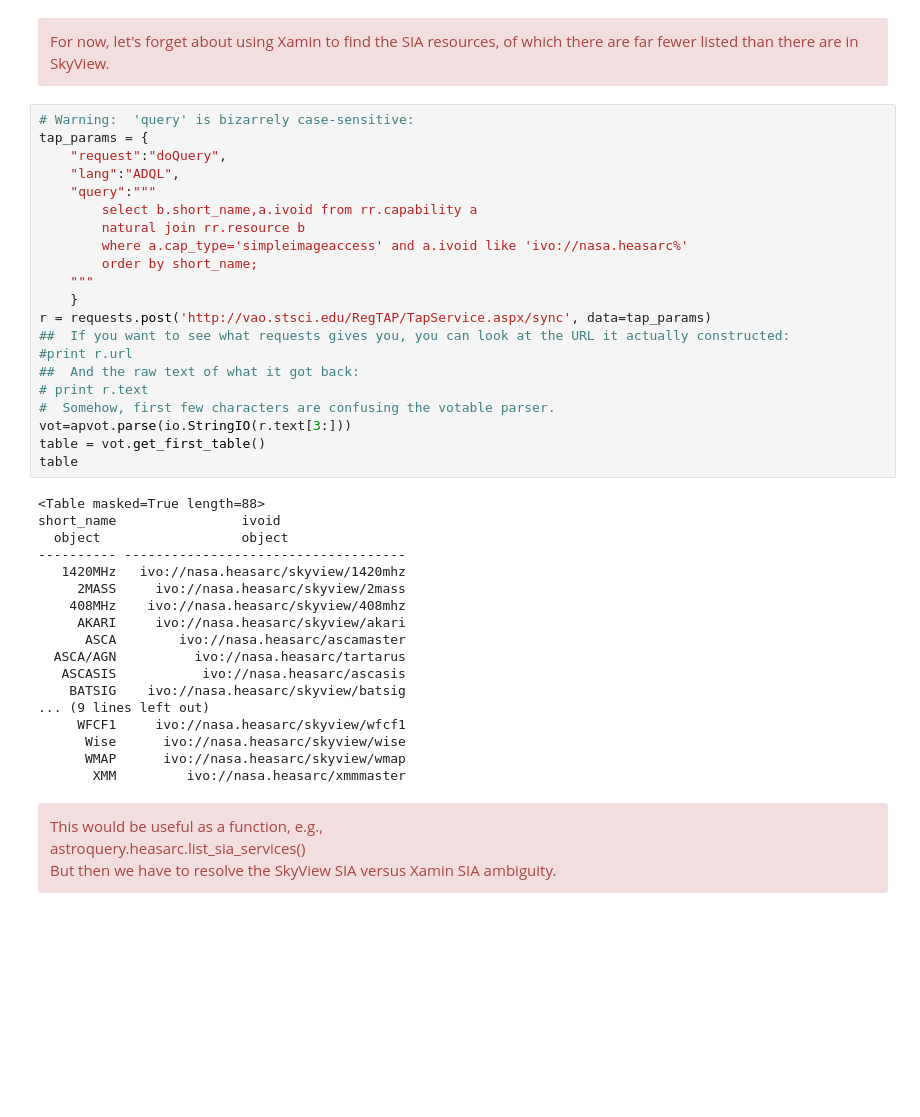
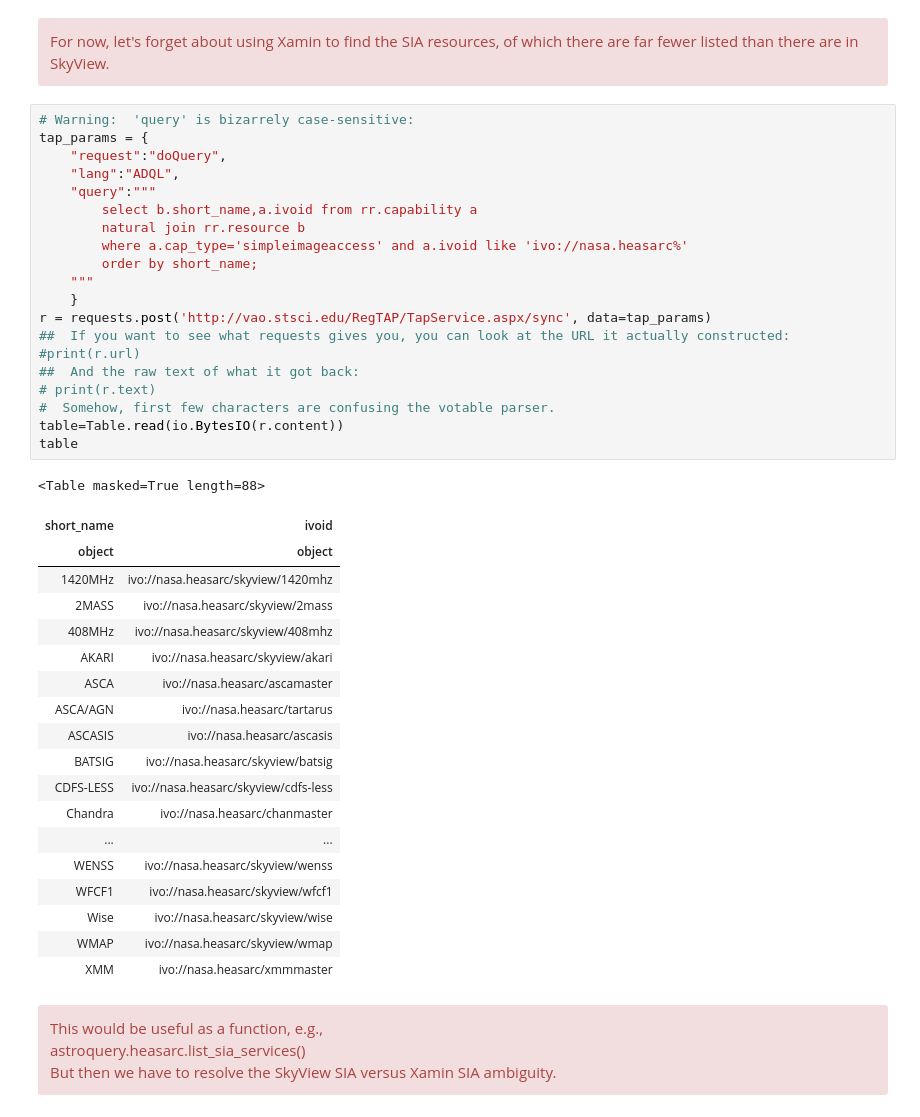
Before and after one commit to trjaffe/navo.old, a Jupyter notebook: heasarc_queries_v6.ipynb, the cells around one changed output. Cells and saved outputs as stored; diff of their text form; blank space fills up the shorter version.

```diff
--- a/heasarc_queries_v6.ipynb
+++ b/heasarc_queries_v6.ipynb
@@ -169,42 +193,43 @@ For now, let's forget about using Xamin to find the SIA resources, of which ther
 # %%
 # Warning:  'query' is bizarrely case-sensitive:
 tap_params = {
     "request":"doQuery",
     "lang":"ADQL",
     "query":"""
         select b.short_name,a.ivoid from rr.capability a
         natural join rr.resource b
         where a.cap_type='simpleimageaccess' and a.ivoid like 'ivo://nasa.heasarc%'
         order by short_name;
     """
     }
 r = requests.post('http://vao.stsci.edu/RegTAP/TapService.aspx/sync', data=tap_params)
 ##  If you want to see what requests gives you, you can look at the URL it actually constructed:
-#print r.url
+#print(r.url)
 ##  And the raw text of what it got back:
-# print r.text
+# print(r.text)
 #  Somehow, first few characters are confusing the votable parser.
-vot=apvot.parse(io.StringIO(r.text[3:]))
-table = vot.get_first_table()
+table=Table.read(io.BytesIO(r.content))
 table
 # %% [output]
 <Table masked=True length=88>
-short_name                ivoid
-  object                  object
----------- ------------------------------------
-   1420MHz   ivo://nasa.heasarc/skyview/1420mhz
-     2MASS     ivo://nasa.heasarc/skyview/2mass
-    408MHz    ivo://nasa.heasarc/skyview/408mhz
-     AKARI     ivo://nasa.heasarc/skyview/akari
-      ASCA        ivo://nasa.heasarc/ascamaster
-  ASCA/AGN          ivo://nasa.heasarc/tartarus
-   ASCASIS           ivo://nasa.heasarc/ascasis
-    BATSIG    ivo://nasa.heasarc/skyview/batsig
-... (9 lines left out)
-     WFCF1     ivo://nasa.heasarc/skyview/wfcf1
-      Wise      ivo://nasa.heasarc/skyview/wise
-      WMAP      ivo://nasa.heasarc/skyview/wmap
-       XMM         ivo://nasa.heasarc/xmmmaster
+| short_name | ivoid |
+| object | object |
+| 1420MHz | ivo://nasa.heasarc/skyview/1420mhz |
+| 2MASS | ivo://nasa.heasarc/skyview/2mass |
+| 408MHz | ivo://nasa.heasarc/skyview/408mhz |
+| AKARI | ivo://nasa.heasarc/skyview/akari |
+| ASCA | ivo://nasa.heasarc/ascamaster |
+| ASCA/AGN | ivo://nasa.heasarc/tartarus |
+| ASCASIS | ivo://nasa.heasarc/ascasis |
+| BATSIG | ivo://nasa.heasarc/skyview/batsig |
+| CDFS-LESS | ivo://nasa.heasarc/skyview/cdfs-less |
+| Chandra | ivo://nasa.heasarc/chanmaster |
+| ... | ... |
+| WENSS | ivo://nasa.heasarc/skyview/wenss |
+| WFCF1 | ivo://nasa.heasarc/skyview/wfcf1 |
+| Wise | ivo://nasa.heasarc/skyview/wise |
+| WMAP | ivo://nasa.heasarc/skyview/wmap |
+| XMM | ivo://nasa.heasarc/xmmmaster |
 # %% [markdown]
 <div class="alert alert-block alert-danger">
 This would be useful as a function, e.g.,<br>
```
Also changed, not shown: parts of 60 cells of this notebook.
